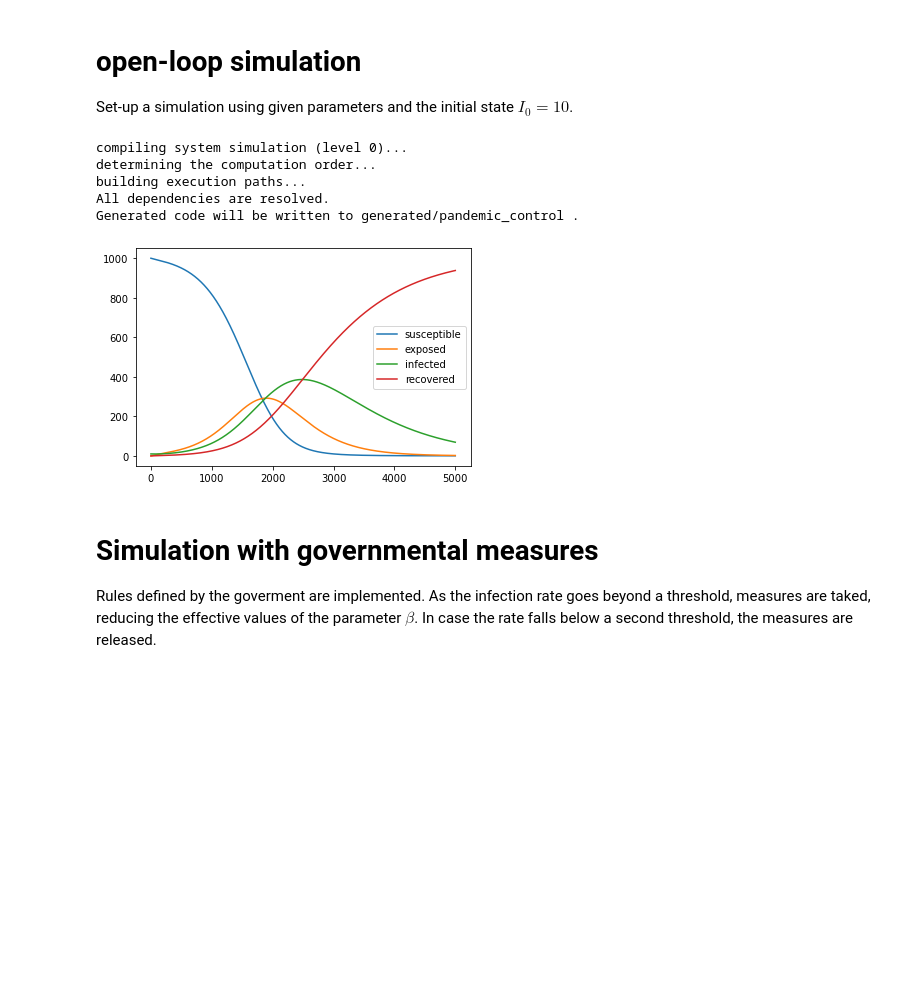
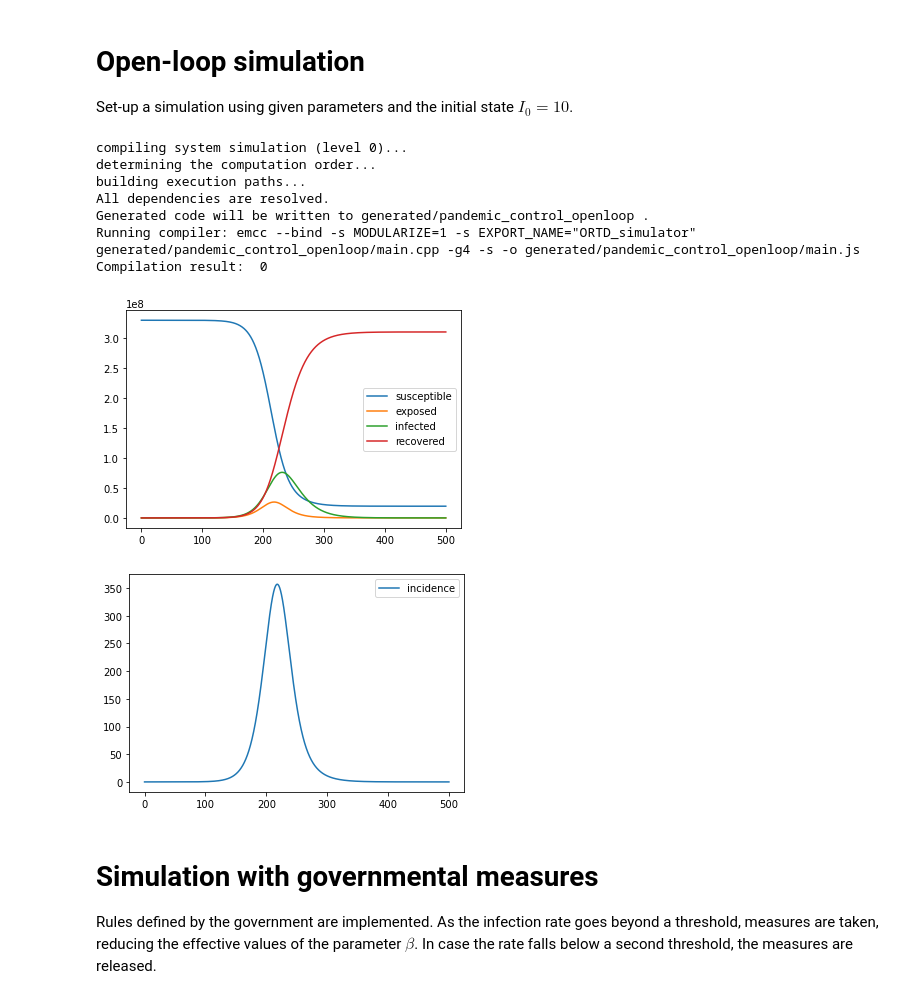
Before and after one commit to OpenRTDynamics/openrtdynamics2, a Jupyter notebook: examples/pandemic_control.ipynb, the cells around one changed output. Drawn from its saved outputs; the diff is of its cells as text; code cells hidden in the pictures; blank space fills up the shorter version.

Commit message:
add pandemic example

```diff
--- a/examples/pandemic_control.ipynb
+++ b/examples/pandemic_control.ipynb
@@ -44,21 +46,35 @@ def pandemic_SEIR_model(N = 1000, beta = 1.0, sigma = 1.0, gamma = 1.0, I_0 = 10
 # %% [markdown]
-# open-loop simulation
+# Open-loop simulation
 
 Set-up a simulation using given parameters and the initial state $I_0=10$.
 # %%
 system = dy.enter_system()
 
+# step size: 0.1 days
+Ts = 0.1
+
+# define system inputs
+beta               = dy.system_input( dy.DataTypeFloat64(1), name='beta',  default_value=1.0/18 * 3,  value_range=[0, 1], title="beta")
+sigma              = dy.system_input( dy.DataTypeFloat64(1), name='sigma', default_value=1/5.2,       value_range=[0, 1], title="sigma")
+gamma              = dy.system_input( dy.DataTypeFloat64(1), name='gamma', default_value=1.0/18,      value_range=[0, 0.2], title="gamma")
+
 # the diagram
-susceptible, exposed, infected, recovered, infection_rate, recovery_rate = pandemic_SEIR_model(N = 1000, beta = 8.0, sigma = 2.0, gamma = 1.0, I_0 = 10, Ts = 0.001)
+#susceptible, exposed, infected, recovered, infection_rate, recovery_rate = pandemic_SEIR_model(N = 1000, beta = beta, sigma = sigma, gamma = gamma, I_0 = 10, Ts = 0.001)
+susceptible, exposed, infected, recovered, infection_rate, recovery_rate, R = pandemic_SEIR_model(N = 3.3E8, beta = beta, sigma = sigma, gamma = gamma, Ts = Ts)
+
+incidence = infection_rate*7/100000.0
 
 # define output(s)
-dy.append_primay_ouput(susceptible, 'susceptible')
-dy.append_primay_ouput(exposed,     'exposed')
-dy.append_primay_ouput(infected,    'infected')
-dy.append_primay_ouput(recovered,   'recovered')
+dy.append_primay_ouput(dy.sum(dy.float64(Ts)), 'time')
+dy.append_primay_ouput(susceptible,            'susceptible')
+dy.append_primay_ouput(exposed,                'exposed')
+dy.append_primay_ouput(infected,               'infected')
+dy.append_primay_ouput(recovered,              'recovered')
+dy.append_primay_ouput(infection_rate,         'infection_rate')
+dy.append_primay_ouput(incidence,              'incidence')
 
 # generate code for Web Assembly (wasm), requires emcc (emscripten) to build
-code_gen_results = dy.generate_code(template=dy.WasmRuntime(), folder="generated/pandemic_control", build=False)
+code_gen_results = dy.generate_code(template=dy.WasmRuntime(), folder="generated/pandemic_control_openloop", build=True)
 
 #
 dy.clear()
@@ -67,22 +83,31 @@ compiling system simulation (level 0)...
 determining the computation order...
 building execution paths...
 All dependencies are resolved.
-Generated code will be written to generated/pandemic_control .
+Generated code will be written to generated/pandemic_control_openloop .
+Running compiler: emcc --bind -s MODULARIZE=1 -s EXPORT_NAME="ORTD_simulator" generated/pandemic_control_openloop/main.cpp -g4 -s -o generated/pandemic_control_openloop/main.js
+Compilation result:  0
 # %%
 compiled_system = dyexe.CompiledCode(code_gen_results)
 sim_results = dyexe.run_batch_simulation(dyexe.SystemInstance(compiled_system), input_data={}, N=5000)
+time = sim_results['time']
 # %%
 plt.figure()
-plt.plot( sim_results['susceptible'] )
-plt.plot( sim_results['exposed'] )
-plt.plot( sim_results['infected'] )
-plt.plot( sim_results['recovered']  )
+plt.plot( time, sim_results['susceptible'] )
+plt.plot( time, sim_results['exposed'] )
+plt.plot( time, sim_results['infected'] )
+plt.plot( time, sim_results['recovered']  )
 plt.legend(['susceptible', 'exposed', 'infected', 'recovered'])
 plt.show()
+
+plt.figure()
+plt.plot( time, sim_results['incidence'] )
+plt.legend(['incidence'])
+plt.show()
 # %% [output]
-[figure, old version]
+[figure, new version]
+[figure, added]
 # %% [markdown]
 # Simulation with governmental measures
 
-Rules defined by the goverment are implemented. As the infection rate goes beyond a threshold, measures are taked, reducing the effective values of the parameter $\beta$. In case the rate falls below a second threshold, the measures are released.
+Rules defined by the government are implemented. As the infection rate goes beyond a threshold, measures are taken, reducing the effective values of the parameter $\beta$. In case the rate falls below a second threshold, the measures are released.
 # %%
```
Also changed, not shown: parts of 5 cells of this notebook, 1 other file.
